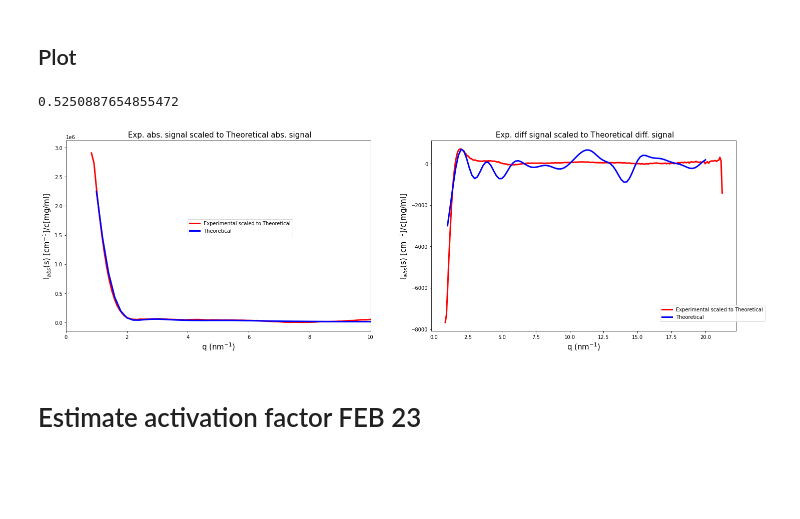
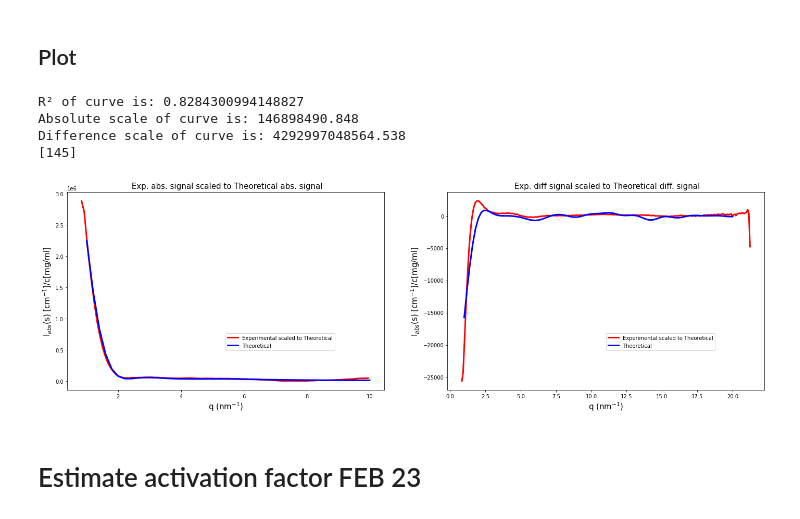
Before and after one commit to LeoMonrroy266/python_course_project, a Jupyter notebook: Analysis.ipynb, the cells around one changed output. Cells and saved outputs as stored; diff of their text form; code cells hidden in the pictures; blank space fills up the shorter version.

```diff
--- a/Analysis.ipynb
+++ b/Analysis.ipynb
@@ -39,6 +39,7 @@ XFEL_data = []
 for data,i in zip(XFEL_empty, XFEL_tr):
     intensity = np.load(i)
     data.set_data(XFEL_q,intensity)
+    datya = data.remove_nan()
     XFEL_data.append(data)
 print(time_points)
 # %% [output]
@@ -447,9 +448,9 @@ def plot_scaled(n,light, dark, data, r2, activation_factor, abs_scale, diff_scal
     # Plots an example curves to see if the scaling is working
 
     fig, (ax1, ax2) = plt.subplots(1, 2,figsize=(24, 7))
-    random_indices = np.random.choice(2000, n)
+    random_indices = [145]
     for i in random_indices:
-        print(r2[i])
+
         scale_abs = abs_scale[i]
         scale_diff = diff_scale[i]
         light_index = light[i]
@@ -462,9 +463,11 @@ def plot_scaled(n,light, dark, data, r2, activation_factor, abs_scale, diff_scal
         diff = diff.cut_q(XFEL_dark.q[0],np.max(diff.q))
 
         dark_model = dark_model.scale_q(10)
-        dark_model = dark_model.cut_q(XFEL_dark.q[0],np.max(diff.q))
+        dark_model = dark_model.cut_q(XFEL_dark.q[0],np.max(10))
 
-        ax1.plot(XFEL_dark_theo.q, XFEL_dark_theo.i*1e5/scale_abs, linewidth=3.0, color='Red', label='Experimental scaled to Theoretical')
+        exp_dark = XFEL_dark_theo.cut_q(XFEL_dark.q[0], 10)
+
+        ax1.plot(exp_dark.q, exp_dark.i*1e5/scale_abs, linewidth=3.0, color='Red', label='Experimental scaled to Theoretical')
         ax2.plot(XFEL_data[0].q, XFEL_data[0].i*1e5/scale_diff, linewidth=3.0, color='Red', label='Experimental scaled to Theoretical')
 
         if i == random_indices[-1]:
@@ -476,36 +479,45 @@ def plot_scaled(n,light, dark, data, r2, activation_factor, abs_scale, diff_scal
 
 
 
-    ax1.legend(loc=(0.4,0.5), frameon = True,fontsize=10)
+    ax1.legend(loc=(0.5,0.2), frameon = True,fontsize=10)
     #ax1.set_yscale('log')
-    ax1.set_xlim([0,10])
+    #ax1.set_xlim([0,10])
     ax1.set_title(' Exp. abs. signal scaled to Theoretical abs. signal', fontsize=15)
     ax1.set_ylabel('I$_{abs}$(s) [cm$^{-1}$]/c[mg/ml]',fontsize=15)
     ax1.set_xlabel('q (nm$^{-1}$)',fontsize=15)
     #plt.savefig(f'/home/leonardo/Solution_Scattering_2208/Plots/Scale_abs.png',bbox_inches='tight',facecolor=(1, 1, 1))
 
-    ax2.legend(loc=(0.75,0.05), frameon = True,fontsize=10)
+    ax2.legend(loc=(0.5,0.2), frameon = True,fontsize=10)
     #ax2.set_xlim([0.8,20])
     ax2.set_title(f' Exp. diff signal scaled to Theoretical diff. signal', fontsize=15)
     ax2.set_ylabel('I$_{abs}$(s) [cm$^{-1}$]/c[mg/ml]',fontsize=15)
     ax2.set_xlabel('q (nm$^{-1}$)',fontsize=15)
     plt.savefig(f'/home/leonardo/Solution_Scattering_2208/Plots/Scaled_Example.png',bbox_inches='tight',facecolor=(1, 1, 1))
+
+
+    print('R² of curve is:',r2[i])
+    print('Absolute scale of curve is:', round(1e5/scale_abs[0],3))
+    print('Difference scale of curve is:', round(1e5/scale_diff[0]*1e5,3))
+    print(random_indices)
 # %% [markdown]
 ## Plot
 # %%
 r2 = np.load(f'{data_dir}/R2.npy')
 light_index = np.load(f'{data_dir}/light_index.npy')
 dark_index = np.load(f'{data_dir}/dark_index.npy')
 activation_factor = np.load(f'{data_dir}/occupancy.npy')
 abs_scale = np.load(f'{data_dir}/abs_scales.npy')
 diff_scale = abs(np.load(f'{data_dir}/diff_scales.npy'))
 
 
-
+145
 plot_scaled(1,light_index, dark_index, AF2_data, r2, activation_factor, abs_scale, diff_scale)
 # %% [output]
-0.5250887654855472
+R² of curve is: 0.8284300994148827
+Absolute scale of curve is: 146898490.848
+Difference scale of curve is: 4292997048564.538
+[145]
-[figure, old version]
+[figure, new version]
 # %% [markdown]
 # Estimate activation factor FEB 23
 # %% [markdown]
```
Also changed, not shown: parts of 9 cells of this notebook.
